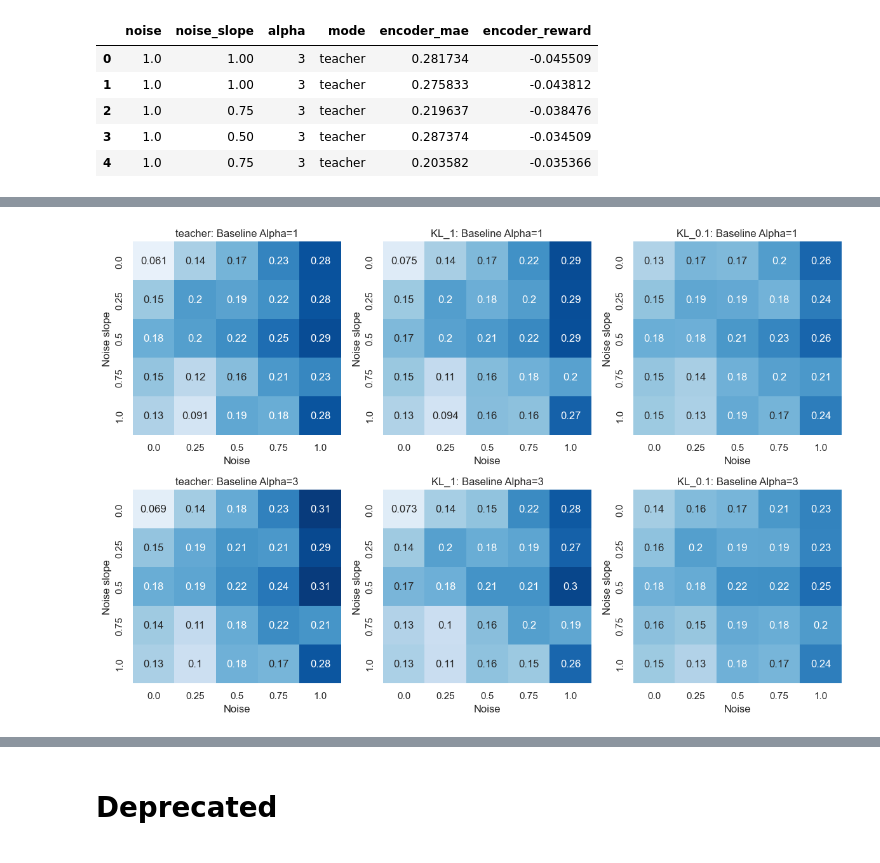
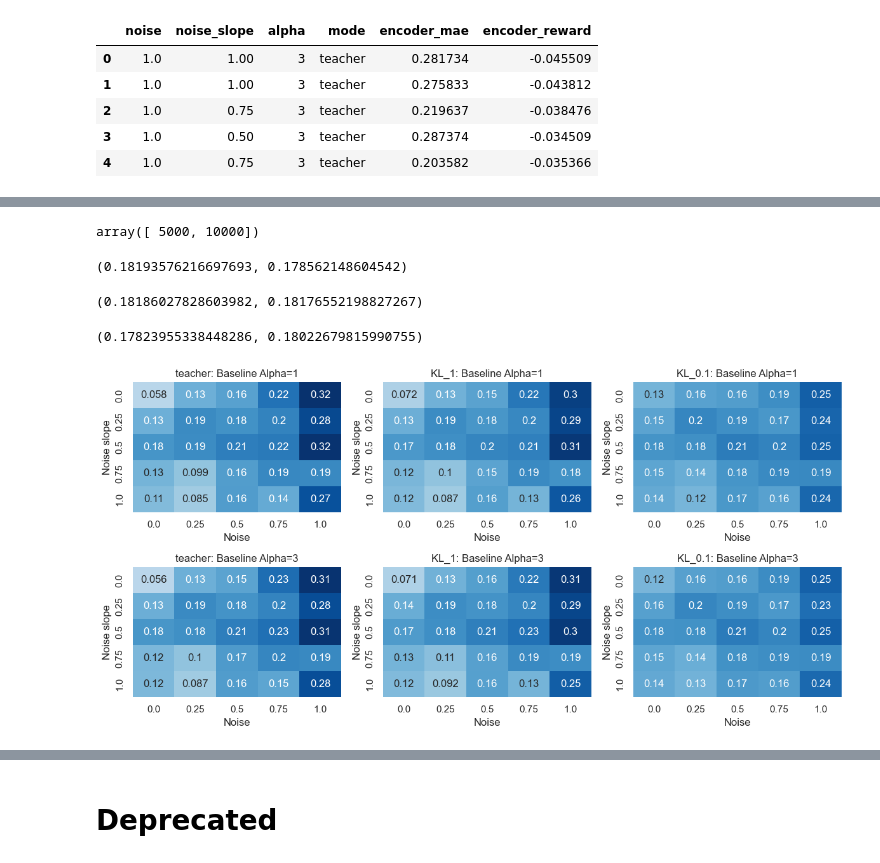
Before and after one commit to KilianFt/LIFT, a Jupyter notebook: notebooks/wandb_results_plots.ipynb, the cells around one changed output, grey strips where cells are left out. Drawn from its saved outputs; the diff is of its cells as text; code cells hidden in the pictures.

```diff
--- a/notebooks/wandb_results_plots.ipynb
+++ b/notebooks/wandb_results_plots.ipynb
@@ -185,0 +358,27 @@ plt.legend(['Baseline', 'MI'])
+# %%
+def extract_data_long(sweep):
+    data = []
+    for run in sweep.runs:
+        params = run.config
+        metrics = run.summary
+        encoder_mae = metrics.get('encoder_mae')
+        encoder_reward = metrics.get('encoder_reward')
+
+        data.append({
+            'noise': params['noise'],
+            'noise_slope': params['noise_slope'],
+            'alpha': params['alpha'],
+            'n_rollout': params['mi']['n_steps_rollout'],
+            'mode': "teacher" if params['mi']['only_copy_teacher'] else f"KL_{params['mi']['beta_2']}",
+            'encoder_mae': encoder_mae,
+            'encoder_reward': encoder_reward,
+        })
+    return data
+# %%
+teacher_sweep_long = api.sweep("kilian/LIFT/qakme0i9")
+mi_sweep_long = api.sweep("kilian/LIFT/w9de2w6q")
+teacher_data_long = extract_data_long(teacher_sweep_long)
+mi_data_long = extract_data_long(mi_sweep_long)
+data_long = teacher_data_long + mi_data_long
+df_long = pd.DataFrame(data_long)
+len(data_long)
@@ -205,28 +396,48 @@ mi_heatmap_data_3
+# %%
+df_long['n_rollout'].unique()
+# %% [output]
+array([ 5000, 10000])
+# %%
+df_long[(df_long['mode'] == 'teacher') & (df_long['n_rollout'] == 5_000)]['encoder_mae'].mean(), df_long[(df_long['mode'] == 'teacher') & (df_long['n_rollout'] == 10_000)]['encoder_mae'].mean()
+# %% [output]
+(0.18193576216697693, 0.178562148604542)
+# %%
+df_long[(df_long['mode'] == 'KL_0.1') & (df_long['n_rollout'] == 5_000)]['encoder_mae'].mean(), df_long[(df_long['mode'] == 'KL_0.1') & (df_long['n_rollout'] == 10_000)]['encoder_mae'].mean()
+# %% [output]
+(0.18186027828603982, 0.18176552198827267)
+# %%
+df_long[(df_long['mode'] == 'KL_1') & (df_long['n_rollout'] == 5_000)]['encoder_mae'].mean(), df_long[(df_long['mode'] == 'KL_1') & (df_long['n_rollout'] == 10_000)]['encoder_mae'].mean()
+# %% [output]
+(0.17823955338448286, 0.18022679815990755)
 # %%
-fig, axs = plt.subplots(2, len(df['mode'].unique()), figsize=(12, 8))
+df_5000 = df_long[df_long['n_rollout'] == 5_000]
+fig, axs = plt.subplots(2, len(df_5000['mode'].unique()), figsize=(12, 6))
 
-for i, training_mode in enumerate(df['mode'].unique()):
-    mode_df = df[df['mode'] == training_mode]
+for i, training_mode in enumerate(df_5000['mode'].unique()):
+    mode_df = df_5000[df_5000['mode'] == training_mode]
     mode_heatmap = mode_df[mode_df['alpha'] == 1.0][['noise', 'noise_slope', 'encoder_mae']].groupby(['noise', 'noise_slope']).mean().reset_index()
+    # mode_heatmap['encoder_mae'] -= 0.27  # TODO calculate the true pt baseline
     df_grouped = mode_heatmap.groupby(['noise', 'noise_slope'], as_index=False).mean()
     mode_heatmap_data_1 = df_grouped.pivot(index='noise_slope', columns='noise', values='encoder_mae')
 
     mode_heatmap_3 = mode_df[mode_df['alpha'] == 3.0][['noise', 'noise_slope', 'encoder_mae']].groupby(['noise', 'noise_slope']).mean().reset_index()
+    # mode_heatmap_3['encoder_mae'] -= 0.27
     df_grouped_3 = mode_heatmap_3.groupby(['noise', 'noise_slope'], as_index=False).mean()
     mode_heatmap_data_3 = df_grouped_3.pivot(index='noise_slope', columns='noise', values='encoder_mae')
 
-    sns.heatmap(mode_heatmap_data_1, annot=True, cmap='Blues', ax=axs[0, i], cbar=False, vmin=0.04, vmax=0.32)
+
+    sns.heatmap(mode_heatmap_data_1, annot=True, cmap='Blues', ax=axs[0, i], cbar=False, vmin=-.05, vmax=0.32)
     axs[0, i].set_title(f'{training_mode}: Baseline Alpha=1')
     axs[0, i].set_xlabel('Noise')
     axs[0, i].set_ylabel('Noise slope')
 
-    sns.heatmap(mode_heatmap_data_3, annot=True, cmap='Blues', ax=axs[1, i], cbar=False, vmin=0.04, vmax=0.32)
+    sns.heatmap(mode_heatmap_data_3, annot=True, cmap='Blues', ax=axs[1, i], cbar=False, vmin=-.05, vmax=0.32)
     axs[1, i].set_title(f'{training_mode}: Baseline Alpha=3')
     axs[1, i].set_xlabel('Noise')
     axs[1, i].set_ylabel('Noise slope')
 
 plt.tight_layout()
 plt.show()
 # %% [output]
-[figure, old version]
+[figure, new version]
 # %%
```
Also changed, not shown: parts of 31 cells of this notebook.
